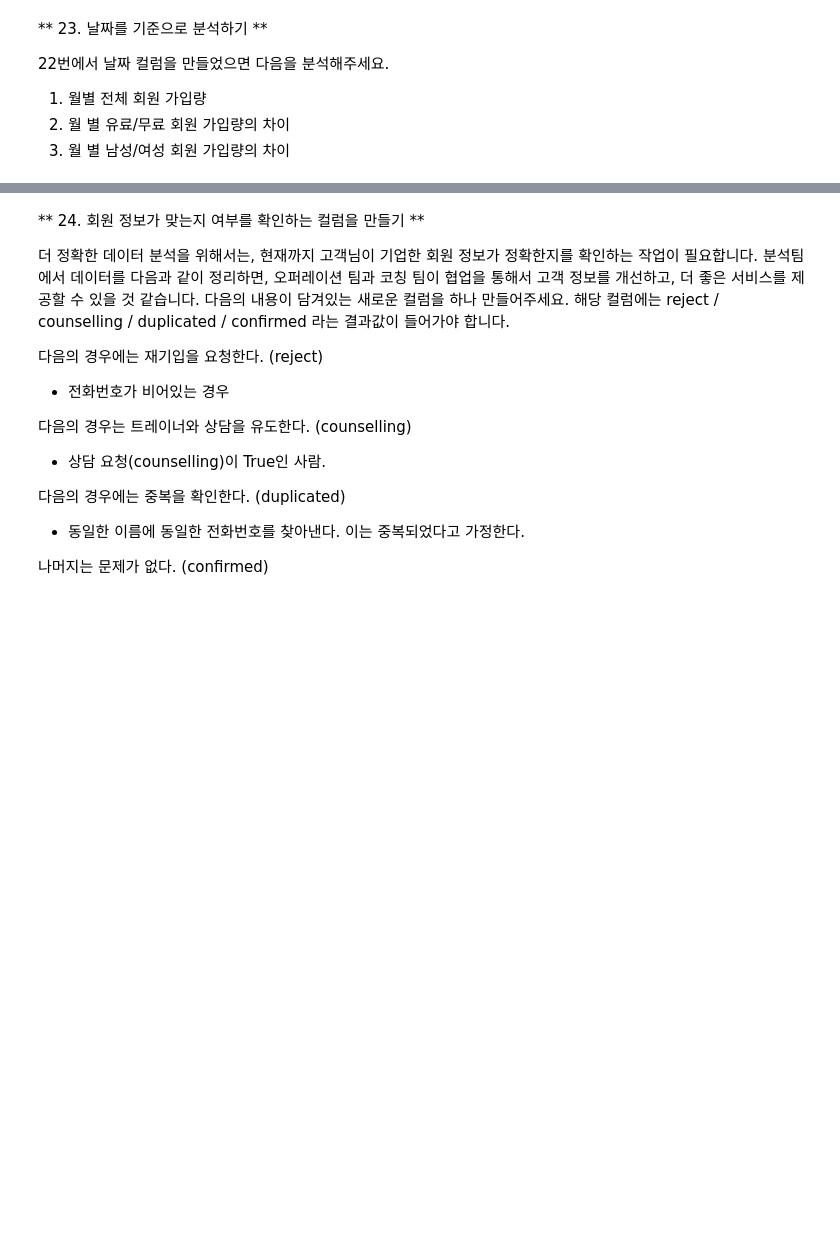
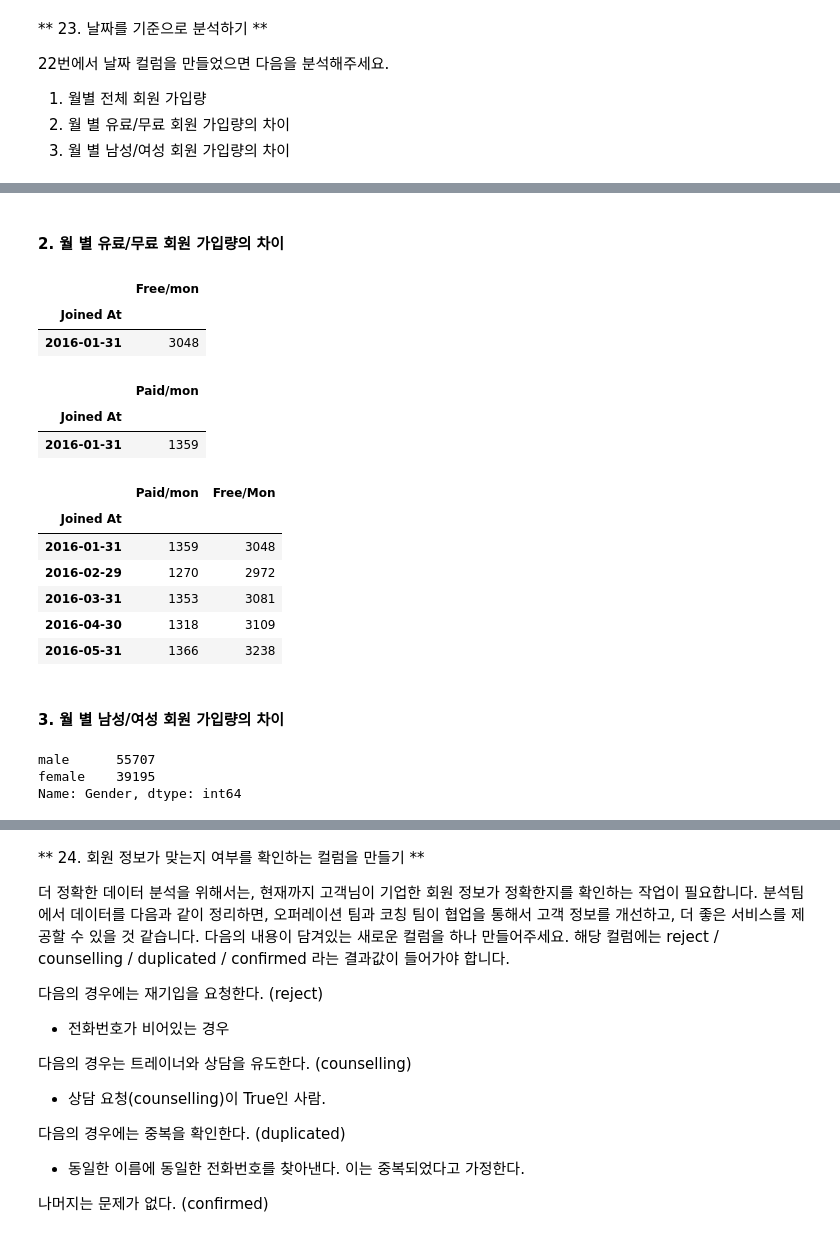
Before and after one commit to yudong80/dastudy, a Jupyter notebook: pandaslab/pandaslab_02_B.ipynb, the cells around one changed output, grey strips where cells are left out. Saved outputs shown, nothing was run; the diff lists cells and outputs as text; code cells hidden in the pictures; blank space fills up the shorter version.

```diff
--- a/pandaslab/pandaslab_02_B.ipynb
+++ b/pandaslab/pandaslab_02_B.ipynb
@@ -435,0 +446,43 @@ df['Updated At'] = tmp['Updated At'].copy()
+# %% [markdown]
+#### 2. 월 별 유료/무료 회원 가입량의 차이
+# %%
+t_free = tmp.loc[tmp['Paid Plan'].isna(), 'One'].resample('M').sum()
+t_paid = tmp.loc[~tmp['Paid Plan'].isna(), 'One'].resample('M').sum()
+# %%
+df_free = t_free.to_frame()
+# df_free.info()
+df2_free = df_free.rename(columns={'One' : 'Free/mon'})
+df2_free.head(1)
+# %% [output]
+|  | Free/mon |
+| Joined At |  |
+| 2016-01-31 | 3048 |
+# %%
+df_paid = t_paid.to_frame()
+# df_free.info()
+df2_paid = df_paid.rename(columns={'One' : 'Paid/mon'})
+df2_paid.head(1)
+# %% [output]
+|  | Paid/mon |
+| Joined At |  |
+| 2016-01-31 | 1359 |
+# %%
+df2_paid['Free/Mon'] = t_free
+# %%
+df2_paid.head()
+# %% [output]
+|  | Paid/mon | Free/Mon |
+| Joined At |  |  |
+| 2016-01-31 | 1359 | 3048 |
+| 2016-02-29 | 1270 | 2972 |
+| 2016-03-31 | 1353 | 3081 |
+| 2016-04-30 | 1318 | 3109 |
+| 2016-05-31 | 1366 | 3238 |
+# %% [markdown]
+#### 3. 월 별 남성/여성 회원 가입량의 차이
+# %%
+tmp['Gender'].value_counts()
+# %% [output]
+male      55707
+female    39195
+Name: Gender, dtype: int64
```
Also changed, not shown: parts of 13 cells of this notebook, 1 other file.
